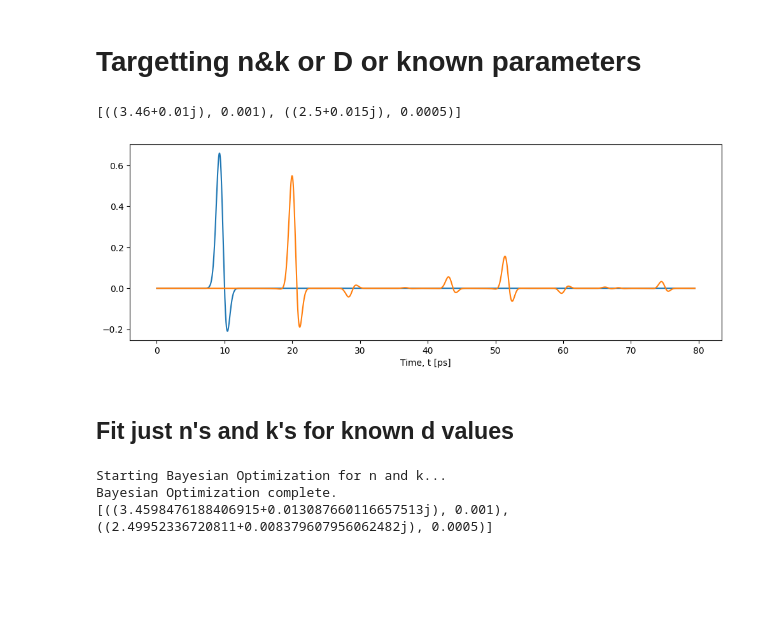
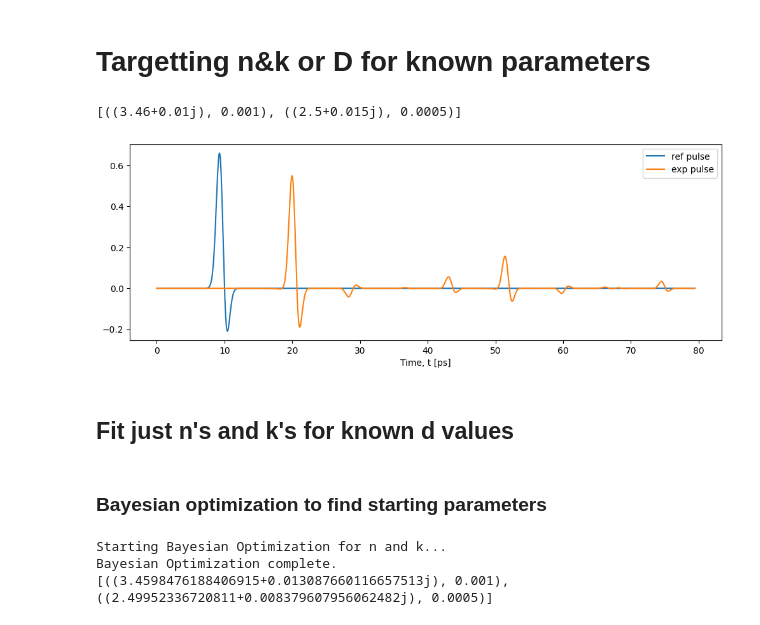
Before and after one commit to tls54/THz-TDS, a Jupyter notebook: Transfer Matrix Method/Targetted_layered_extraction.ipynb, the cells around one changed output. Saved outputs shown, nothing was run; the diff lists cells and outputs as text; code cells hidden in the pictures; blank space fills up the shorter version.

```diff
--- a/Transfer Matrix Method/Targetted_layered_extraction.ipynb
+++ b/Transfer Matrix Method/Targetted_layered_extraction.ipynb
@@ -1,5 +1,5 @@
 # %% [markdown]
-# Targetting n&k or D or known parameters
+# Targetting n&k or D for known parameters
 # %%
 import torch
 import numpy as np
@@ -10,33 +11,36 @@ from Matrix_methods.BayesianExtractor import BayesianLayeredExtractorD, Bayesian
 # %%
 # Define simulation parameters
 deltat = 0.0194e-12  # Time step
 L = 2**12  # Number of time points
 
 # Generate reference pulse
 reference_pulse = simulate_reference(L, deltat)
 
 n1, k1, d1 = 3.46, 0.01, 1e-3
 n2, k2, d2= 2.5, 0.015, 0.5e-3
 
 # Experimental material parameters (ground truth)
 material_params_exp = [(n1+1j*k1, d1), (n2+1j*k2, d2)]
 
 # Simulate the experimental data
 t_axis = np.arange(0, L * deltat, deltat)
 _, experimental_pulse = simulate_parallel(reference_pulse, material_params_exp, deltat, noise_level=0)
 experimental_pulse = experimental_pulse[:L]
 
 print(material_params_exp)
 plt.figure(figsize=(12,4))
-plt.plot(t_axis*1e12, reference_pulse)
-plt.plot(t_axis*1e12, experimental_pulse.detach().cpu().numpy())
+plt.plot(t_axis*1e12, reference_pulse, label='ref pulse')
+plt.plot(t_axis*1e12, experimental_pulse.detach().cpu().numpy(), label='exp pulse')
 plt.xlabel('Time, t [ps]')
+plt.legend()
 plt.show()
 # %% [output]
 [((3.46+0.01j), 0.001), ((2.5+0.015j), 0.0005)]
-[figure, old version]
+[figure, new version]
 # %% [markdown]
 ## Fit just n's and k's for known d values
+# %% [markdown]
+### Bayesian optimization to find starting parameters
 # %%
 ## Experimental params:
 # n1, k1, d1 = 3.46, 0.01, 1e-3
```
Also changed, not shown: parts of 10 cells of this notebook, 4 other files.
